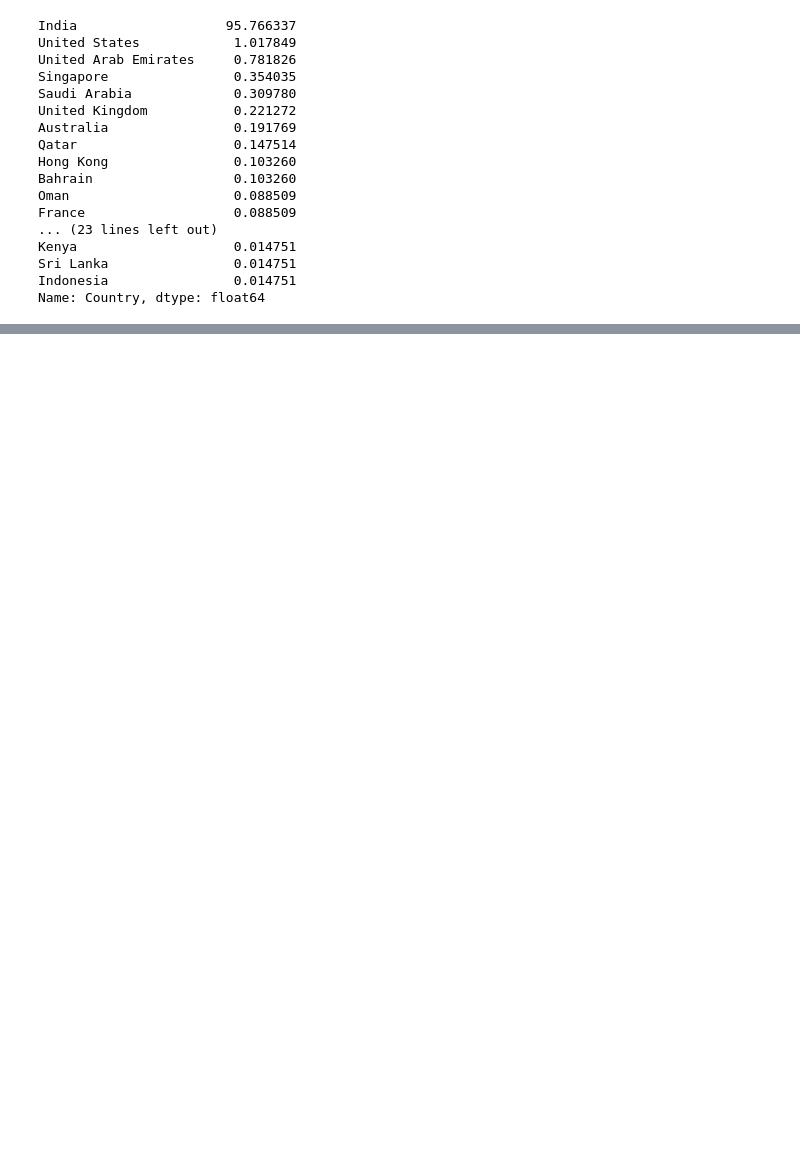
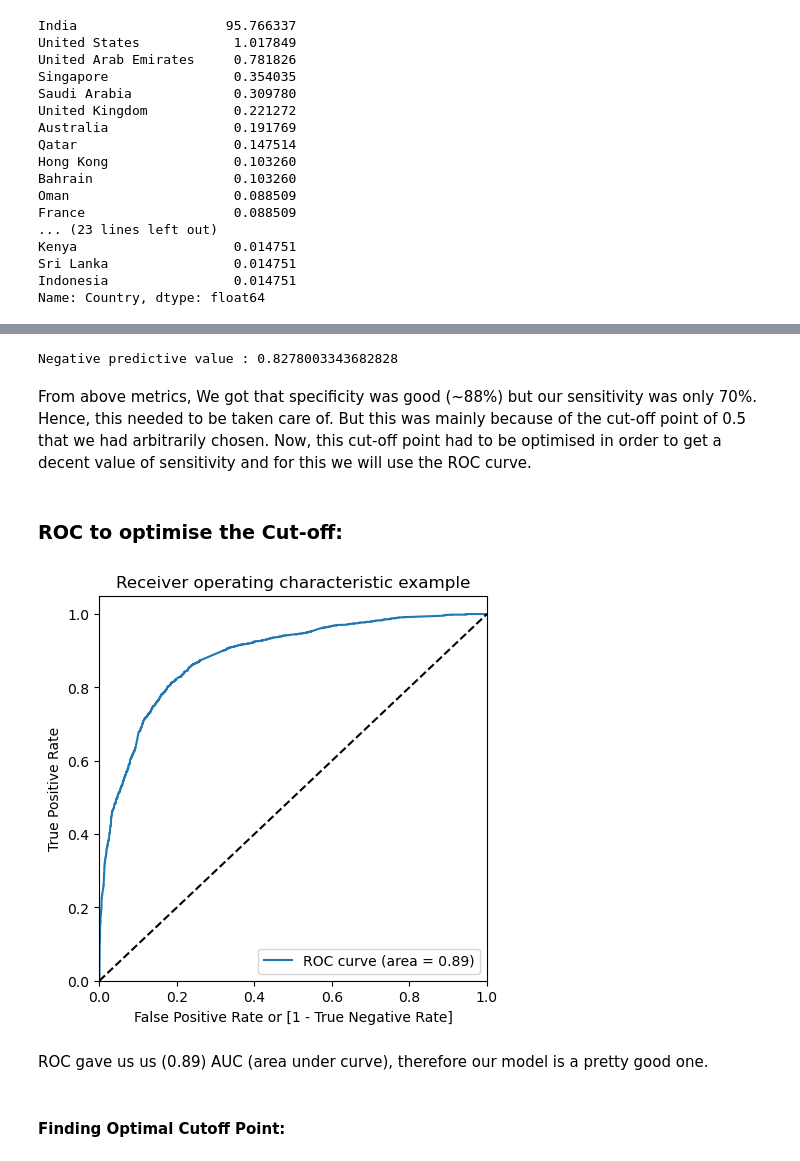
Before and after one commit to priyankaraut10/Lead_Scoring_Group_study, a Jupyter notebook: Lead scoring Case Study PriyaD,PriyaR, SandhyaK.ipynb, the cells around one changed output, grey strips where cells are left out. Saved outputs shown, nothing was run; the diff lists cells and outputs as text; code cells hidden in the pictures; blank space fills up the shorter version.

```diff
--- a/Lead scoring Case Study PriyaD,PriyaR, SandhyaK.ipynb
+++ b/Lead scoring Case Study PriyaD,PriyaR, SandhyaK.ipynb
@@ -515,0 +1242,4 @@ d) Lets now do the Encoding of Categorical variables:
+# %%
+# Reshaping into an array
+y_train_pred = y_train_pred.values.reshape(-1)
+y_train_pred[:10]
@@ -515,0 +1251,3 @@ d) Lets now do the Encoding of Categorical variables:
+# %%
+y_train_pred_final = pd.DataFrame({'Converted':y_train.values, 'Converted_prob':y_train_pred})
+y_train_pred_final.head()
@@ -515,0 +1261,3 @@ d) Lets now do the Encoding of Categorical variables:
+# %%
+# Lets take an arbitrary cut-off probability point of 0.5 to find the predicted labels
+y_train_pred_final['predicted'] = y_train_pred_final.Converted_prob.map(lambda x: 1 if x > 0.5 else 0)
@@ -515,0 +1311,26 @@ d) Lets now do the Encoding of Categorical variables:
+# %%
+# Negative predictive value
+print ("Negative predictive value :",TN / float(TN+ FN))
+# %% [output]
+Negative predictive value : 0.8278003343682828
+# %% [markdown]
+From above metrics, We got that specificity was good (~88%) but our sensitivity was only 70%. Hence, this needed to be taken care of. But this was mainly because of the cut-off point of 0.5 that we had arbitrarily chosen. Now, this cut-off point had to be optimised in order to get a decent value of sensitivity and for this we will use the ROC curve.
+# %% [markdown]
+### ROC to optimise the Cut-off:
+# %%
+def draw_roc( actual, probs ):
+    fpr, tpr, thresholds = metrics.roc_curve( actual, probs,
+                                              drop_intermediate = False )
+    auc_score = metrics.roc_auc_score( actual, probs )
+    plt.figure(figsize=(5, 5))
+    plt.plot( fpr, tpr, label='ROC curve (area = %0.2f)' % auc_score )
+    plt.plot([0, 1], [0, 1], 'k--')
+    plt.xlim([0.0, 1.0])
+    plt.ylim([0.0, 1.05])
+    plt.xlabel('False Positive Rate or [1 - True Negative Rate]')
+    plt.ylabel('True Positive Rate')
+    plt.title('Receiver operating characteristic example')
+    plt.legend(loc="lower right")
+    plt.show()
+
+    return None
@@ -515,0 +1339,8 @@ d) Lets now do the Encoding of Categorical variables:
+# %%
+draw_roc(y_train_pred_final.Converted, y_train_pred_final.Converted_prob)
+# %% [output]
+[figure, added]
+# %% [markdown]
+ROC gave us us (0.89) AUC (area under curve), therefore our model is a pretty good one.
+# %% [markdown]
+#### Finding Optimal Cutoff Point:
```
Also changed, not shown: parts of 182 cells of this notebook.
